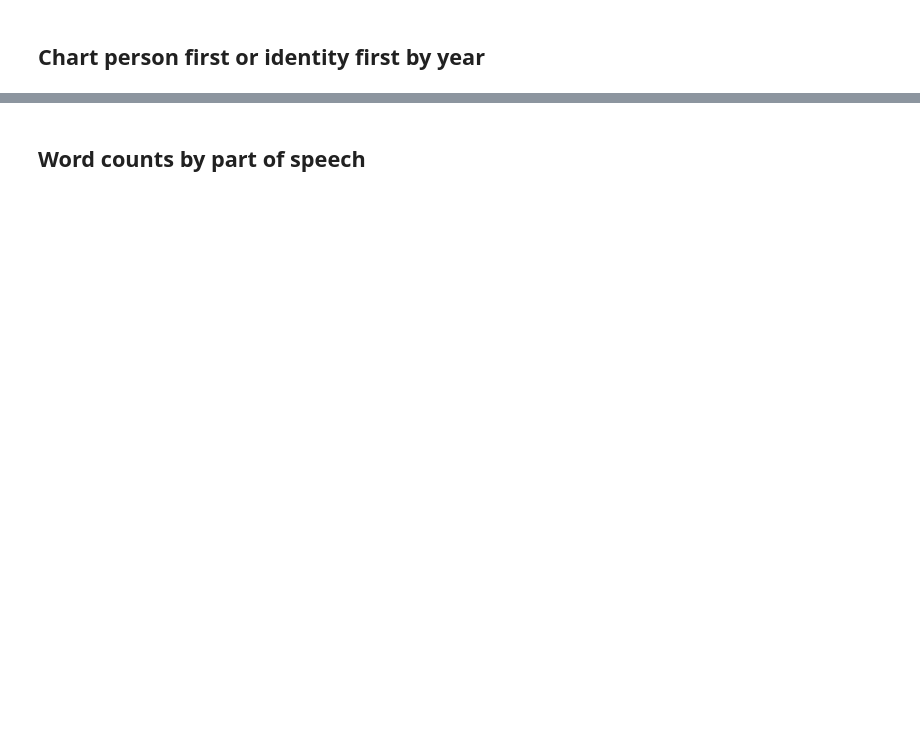
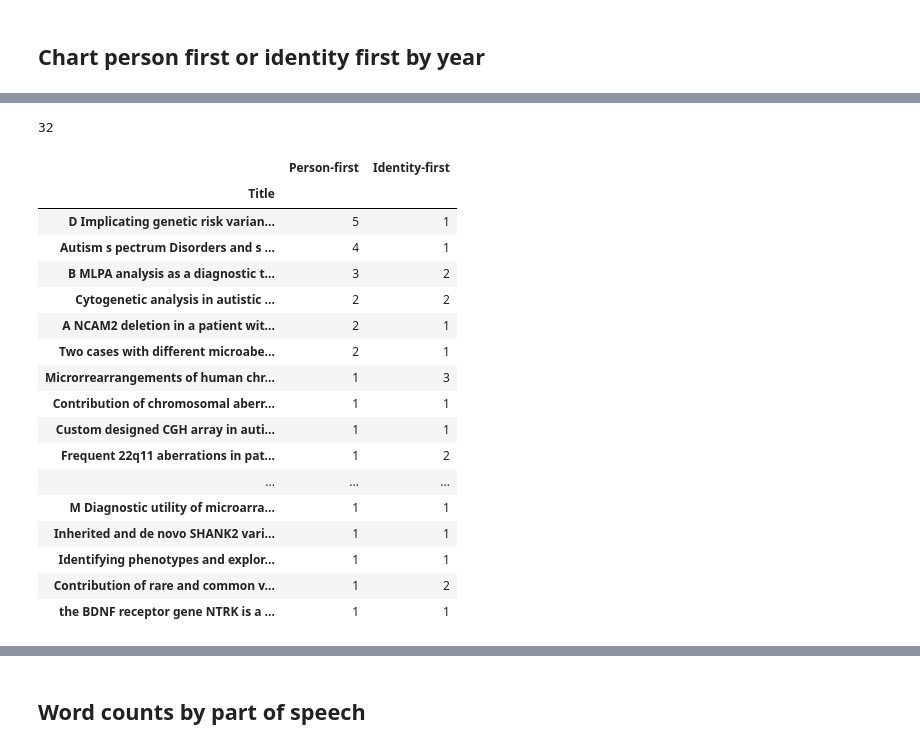
Before and after one commit to UKDataServiceOpen/Person_Identy_First_Language, a Jupyter notebook: 2023_Second_analysis/code/Analyze_professionally_cleaned.ipynb, the cells around one changed output, grey strips where cells are left out. Cells and saved outputs as stored; diff of their text form; code cells hidden in the pictures; blank space fills up the shorter version.

Commit message:
JK added more code to count abstracts that use the different structures. also updated slides

```diff
--- a/2023_Second_analysis/code/Analyze_professionally_cleaned.ipynb
+++ b/2023_Second_analysis/code/Analyze_professionally_cleaned.ipynb
@@ -263,0 +284,5 @@ plt.show()
+# %%
+person_by_title = person_identity_first.groupby(['Title'])['Person-first'].count()
+identity_by_title = person_identity_first.groupby(['Title'])['Identity-first'].count()
+title = pd.concat([person_by_title,identity_by_title],axis=1)
+title
@@ -263,0 +338,28 @@ plt.show()
+# %%
+columns = ['Person-first','Identity-first']
+filter_ = (title[columns] > 0).all(axis=1)
+title[filter_]
+len(title[filter_])
+# %% [output]
+32
+# %%
+title[filter_].sort_values(by=['Person-first'], ascending=False)
+# %% [output]
+|  | Person-first | Identity-first |
+| Title |  |  |
+| D Implicating genetic risk varian... | 5 | 1 |
+| Autism s pectrum Disorders and s ... | 4 | 1 |
+| B MLPA analysis as a diagnostic t... | 3 | 2 |
+| Cytogenetic analysis in autistic ... | 2 | 2 |
+| A NCAM2 deletion in a patient wit... | 2 | 1 |
+| Two cases with different microabe... | 2 | 1 |
+| Microrrearrangements of human chr... | 1 | 3 |
+| Contribution of chromosomal aberr... | 1 | 1 |
+| Custom designed CGH array in auti... | 1 | 1 |
+| Frequent 22q11 aberrations in pat... | 1 | 2 |
+| ... | ... | ... |
+| M Diagnostic utility of microarra... | 1 | 1 |
+| Inherited and de novo SHANK2 vari... | 1 | 1 |
+| Identifying phenotypes and explor... | 1 | 1 |
+| Contribution of rare and common v... | 1 | 2 |
+| the BDNF receptor gene NTRK is a ... | 1 | 1 |
```
Also changed, not shown: parts of 22 cells of this notebook, 1 other file.
